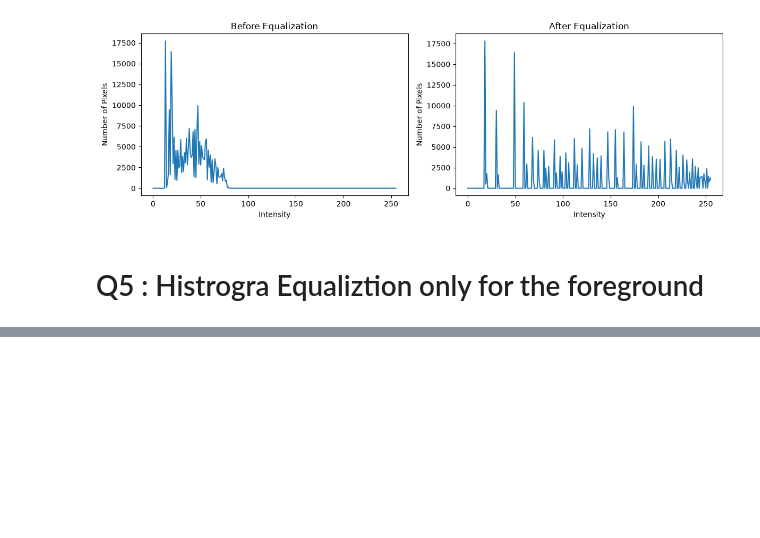
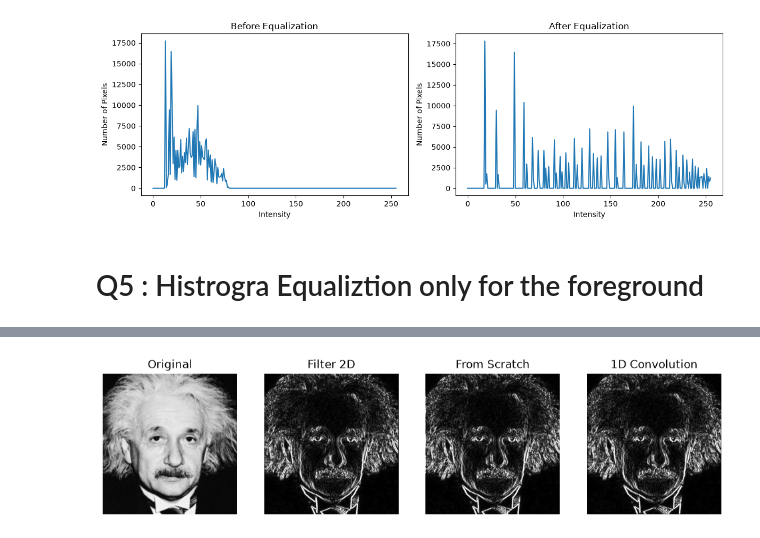
Before and after one commit to rus1ru/EN3160_Assignment_1, a Jupyter notebook: assignment_01.ipynb, the cells around one changed output, grey strips where cells are left out. Saved outputs shown, nothing was run; the diff lists cells and outputs as text; code cells hidden in the pictures; blank space fills up the shorter version.

```diff
--- a/assignment_01.ipynb
+++ b/assignment_01.ipynb
@@ -452,0 +461,13 @@ plt.show()
+# %%
+def filter_through_filter2D(image):
+
+    sobel_x_kernel = np.array([
+        [1, 0, -1],
+        [2, 0, -2],
+        [1, 0, -1]
+    ], dtype=np.float32)
+
+    # cv2.CV_32F is used to specify the desired depth of the output image. It indicates that the output image should have a depth of 32-bit floating-point numbers. This is important because the Sobel filter can produce negative values, and using a floating-point representation allows for a wider range of values, including negative ones, which can be useful for edge detection.
+    result = cv2.filter2D(image, cv2.CV_32F, sobel_x_kernel)
+
+    return cv2.convertScaleAbs(result)
@@ -452,0 +524,32 @@ plt.show()
+# %%
+img_ein = cv2.imread("images/q7.jpeg", 0)
+result_filter = filter_through_filter2D(img_ein)
+result_handwritten = filter_through_from_scratch(img_ein)
+result_from_scratch_1D = filter_through_1D_convo(img_ein)
+# From our output, to get a mask of foreground we have to go with Saturation channel.
+
+plt.figure(figsize=(12, 8))
+
+plt.subplot(1, 4, 1)
+plt.imshow(img_ein, cmap="gray")
+plt.title("Original")
+plt.axis("off")
+
+plt.subplot(1, 4, 2)
+plt.imshow(result_filter, cmap="gray")
+plt.title("Filter 2D")
+plt.axis("off")
+
+plt.subplot(1, 4, 3)
+plt.imshow(result_handwritten, cmap="gray")
+plt.title("From Scratch")
+plt.axis("off")
+
+plt.subplot(1, 4, 4)
+plt.imshow(result_from_scratch_1D, cmap="gray")
+plt.title("1D Convolution")
+plt.axis("off")
+
+plt.show()
+# %% [output]
+[figure, added]
```
Also changed, not shown: parts of 7 cells of this notebook, 1 other file.
